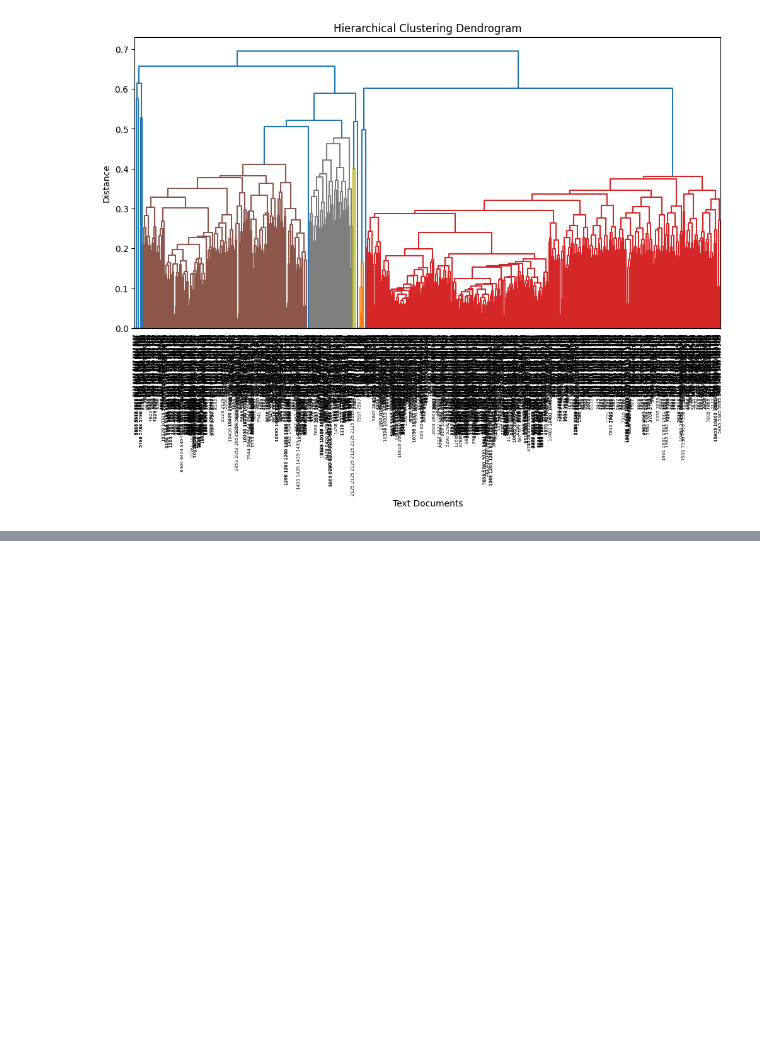
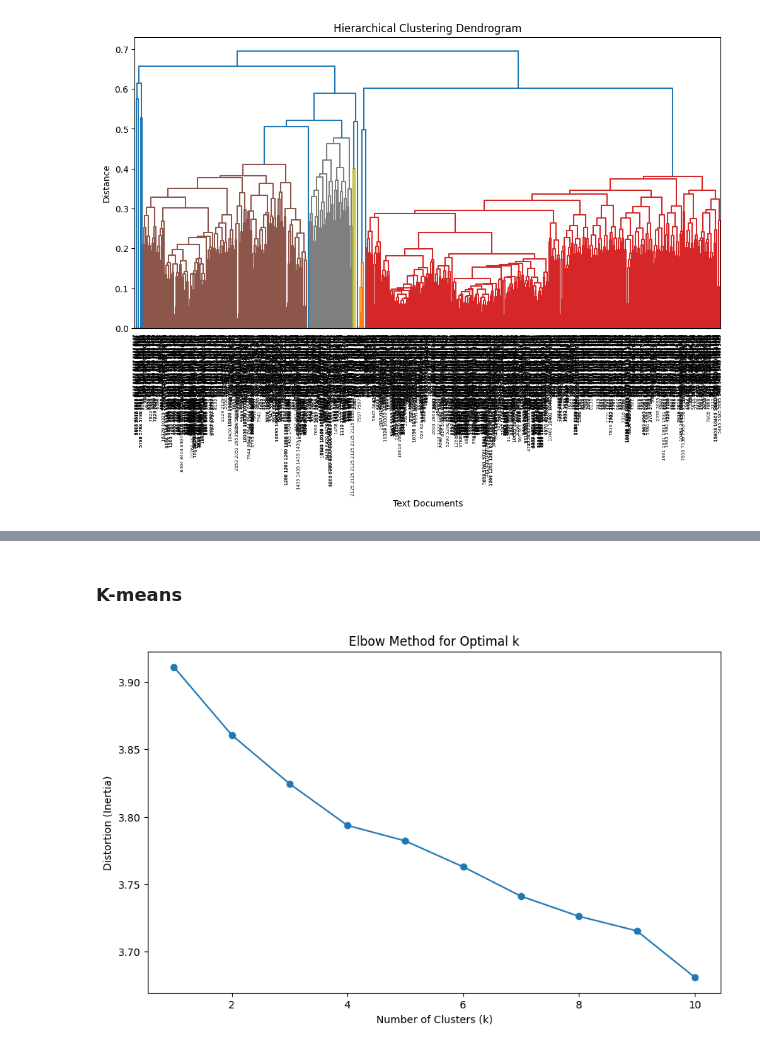
Before and after one commit to boostcampaitech6/level2-dkt-recsys-02, a Jupyter notebook: notebooks/psa/Tag clustering.ipynb, the cells around one changed output, grey strips where cells are left out. Cells and saved outputs as stored; diff of their text form; code cells hidden in the pictures; blank space fills up the shorter version.

```diff
--- a/notebooks/psa/Tag clustering.ipynb
+++ b/notebooks/psa/Tag clustering.ipynb
@@ -278,0 +433,36 @@ plt.show()
+# %%
+# Word2Vec 모델 학습
+sentences = [text.split() for text in df_tag['Tag']]
+word2vec_model = Word2Vec(sentences, vector_size=100, window=4, min_count=1, workers=4)
+                        #vector_size : 임베딩 차원 // window = 주변 몇 단어까지 볼 것인가?
+                        #min_count = 1개보다 낮은 빈도의 단어 무시(전체 단어 다 고려하겠다는 뜻)
+                        #workers = 모델 학습에 사용할 cpu 코어 수
+
+# 각 문서의 벡터 구성
+document_vectors = []
+for sentence in sentences:
+    vectors = [word2vec_model.wv[word] for word in sentence if word in word2vec_model.wv]
+    if vectors:
+        document_vectors.append(sum(vectors) / len(vectors))
+    else:
+        document_vectors.append([0] * word2vec_model.vector_size)
+# %% [markdown]
+### K-means
+# %%
+# K-means 클러스터링 및 Elbow Point 찾기
+distortions = []
+
+for k in tqdm(range(1, 11)):
+    kmeans = KMeans(n_clusters=k, random_state=42)
+    kmeans.fit(document_vectors)
+    distortions.append(kmeans.inertia_)
+
+# Elbow Point 찾기
+plt.figure(figsize=(10,6))
+plt.plot(range(1, 11), distortions, marker='o')
+plt.xlabel('Number of Clusters (k)')
+plt.ylabel('Distortion (Inertia)')
+plt.title('Elbow Method for Optimal k')
+plt.show()
+# %% [output]
+[figure, added]
```
Also changed, not shown: parts of 25 cells of this notebook.
